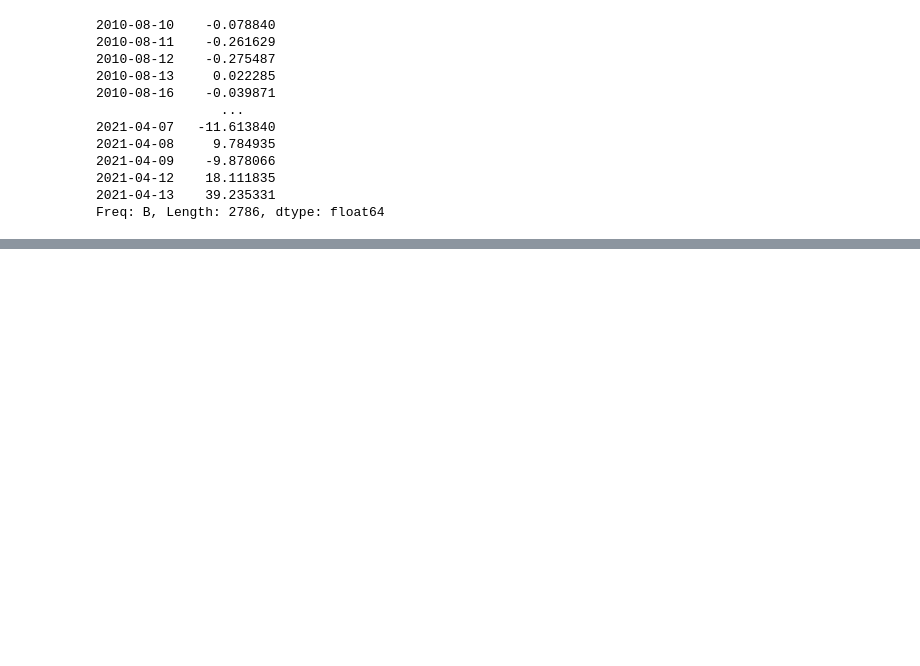
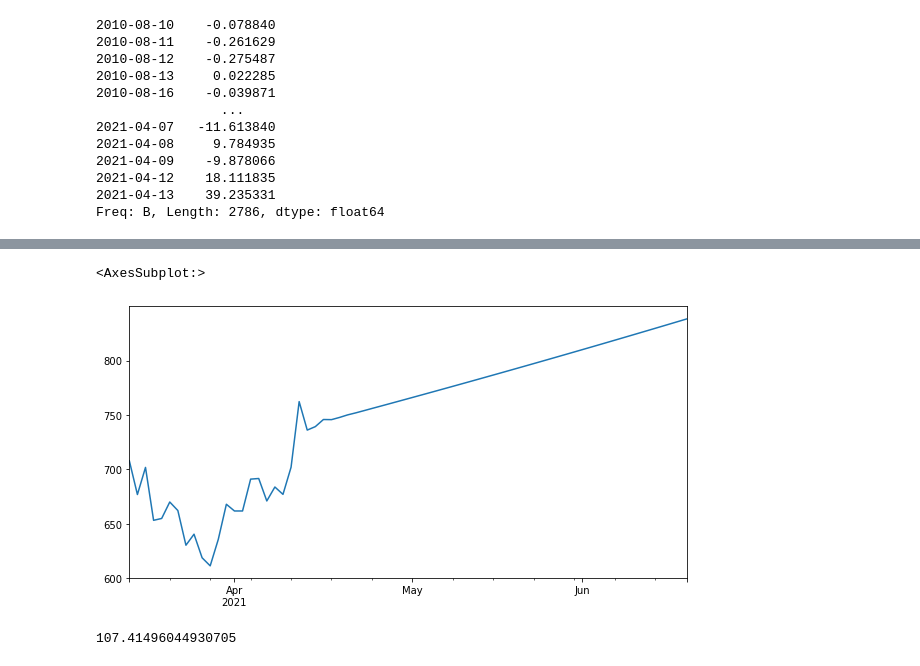
Before and after one commit to bartbkr/econ_338_spr2021, a Jupyter notebook: intro_to_comp_finance_2/cf_2_project.ipynb, the cells around one changed output, grey strips where cells are left out. Saved outputs shown, nothing was run; the diff lists cells and outputs as text; code cells hidden in the pictures; blank space fills up the shorter version.

```diff
--- a/intro_to_comp_finance_2/cf_2_project.ipynb
+++ b/intro_to_comp_finance_2/cf_2_project.ipynb
@@ -342,0 +410,11 @@ Freq: B, dtype: float64
+# %%
+actual_underlying = tsla_forecasts[4]
+actual_underlying.plot()
+# %% [output]
+<AxesSubplot:>
+[figure, added]
+# %%
+actual_payoff = tsla_payoffs[4]
+actual_payoff
+# %% [output]
+107.41496044930705
```
Also changed, not shown: parts of 18 cells of this notebook.
